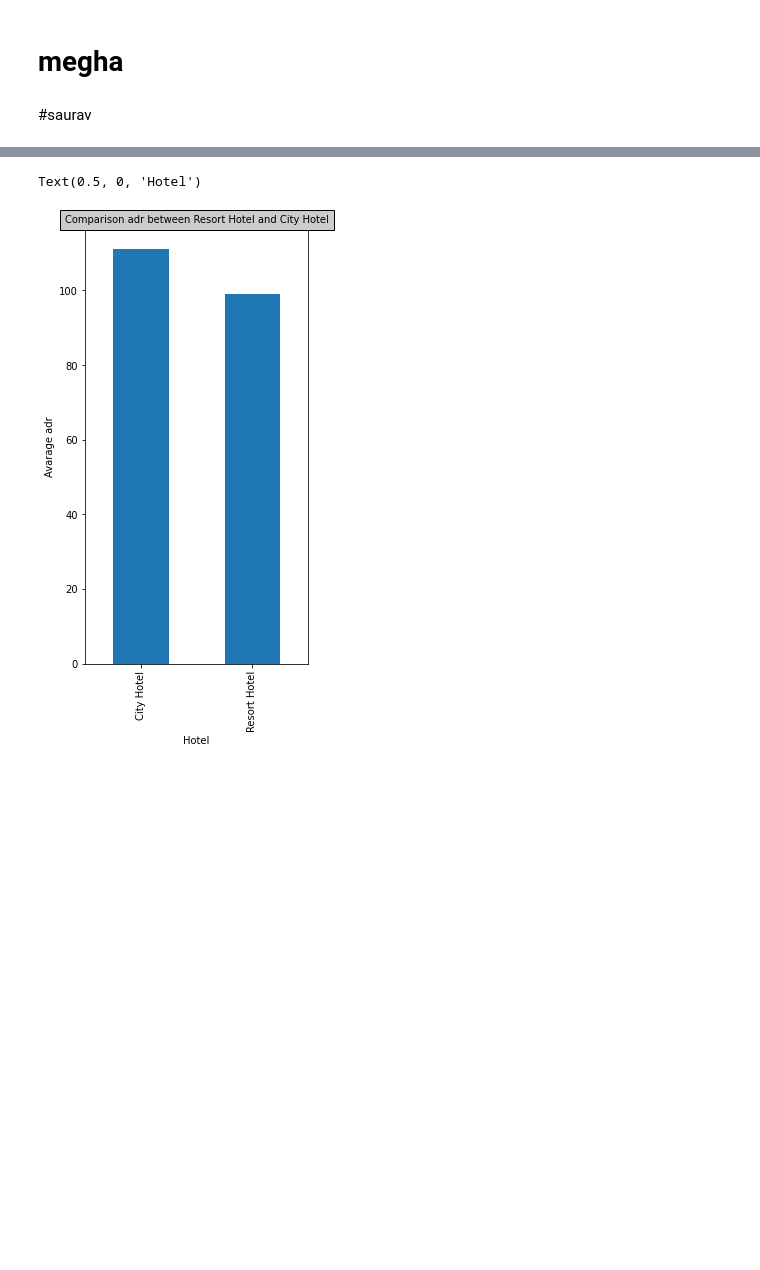
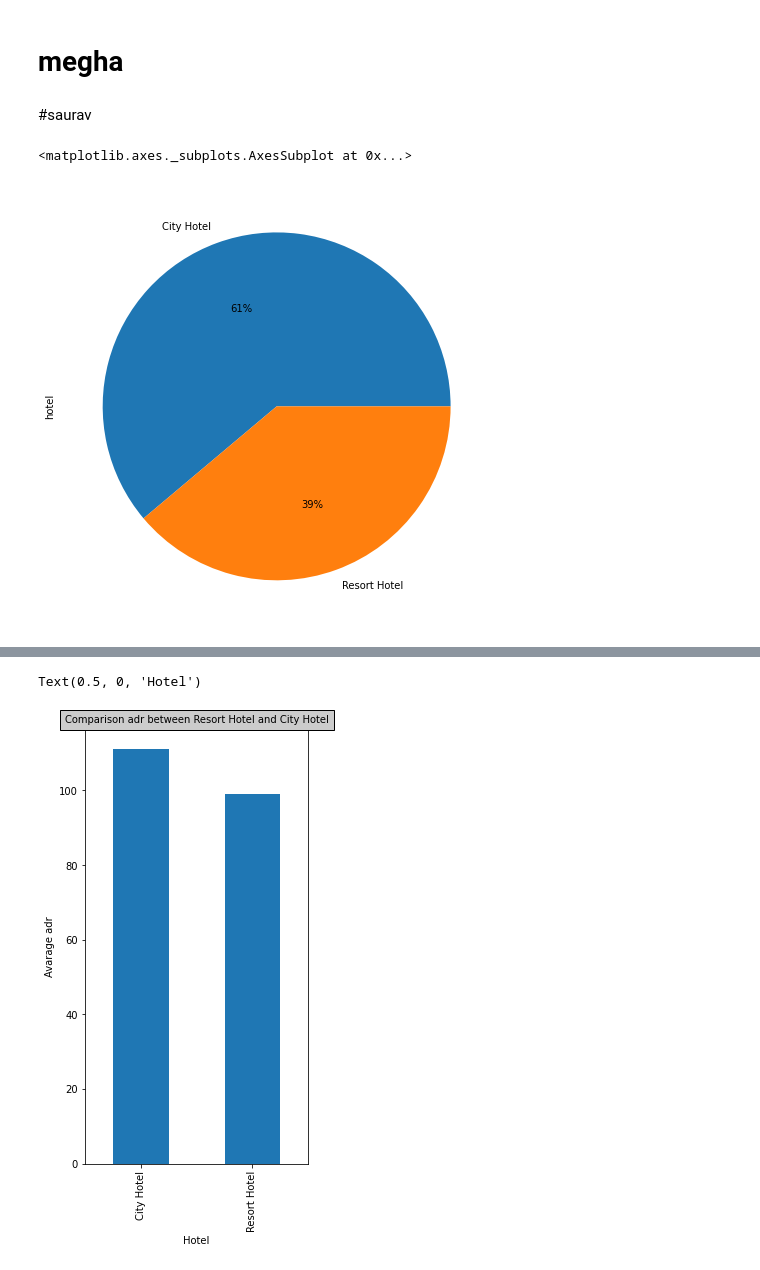
Before and after one commit to gauriagarwal18/Hotel_Booking_Analysis, a Jupyter notebook: Hotel_Booking.ipynb, the cells around one changed output, grey strips where cells are left out. Saved outputs shown, nothing was run; the diff lists cells and outputs as text; code cells hidden in the pictures; blank space fills up the shorter version.

```diff
--- a/Hotel_Booking.ipynb
+++ b/Hotel_Booking.ipynb
@@ -115,8 +118,7 @@ hotels['children'].fillna(0, inplace = True)
 hotels['agent'].fillna(0, inplace = True)
 # %%
 # replacing Nan value of country column with mode value
-country_mode = hotels['country'].mode()[0]
-hotels['country'].fillna(country_mode, inplace = True)
+hotels['country'].fillna('other', inplace = True)
 # %%
 null_percentage = (hotels.isnull().sum()/len(hotels))*100
 null_percentage
@@ -160,0 +173,6 @@ hotels.shape
+# %%
+hotel_type = hotels['hotel'].value_counts()
+hotel_type.plot(kind = 'pie',figsize = (8,8),autopct='%1.0f%%')
+# %% [output]
+<matplotlib.axes._subplots.AxesSubplot at 0x...>
+[figure, added]
```
Also changed, not shown: parts of 34 cells of this notebook.
